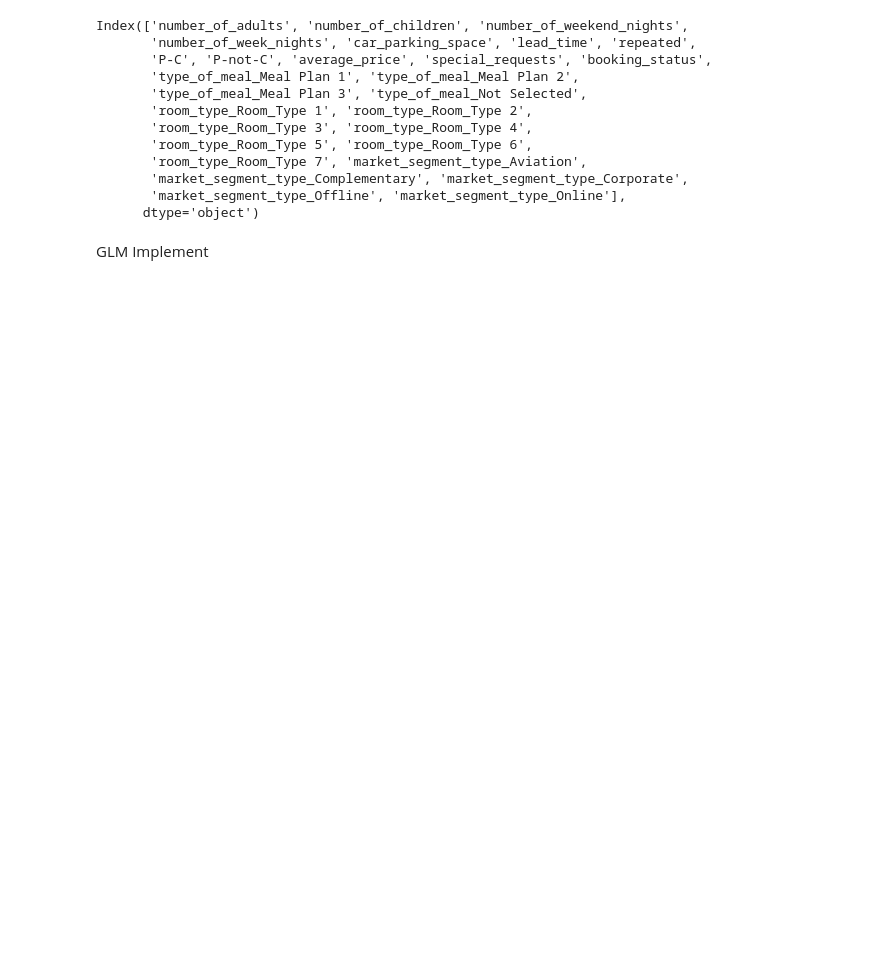
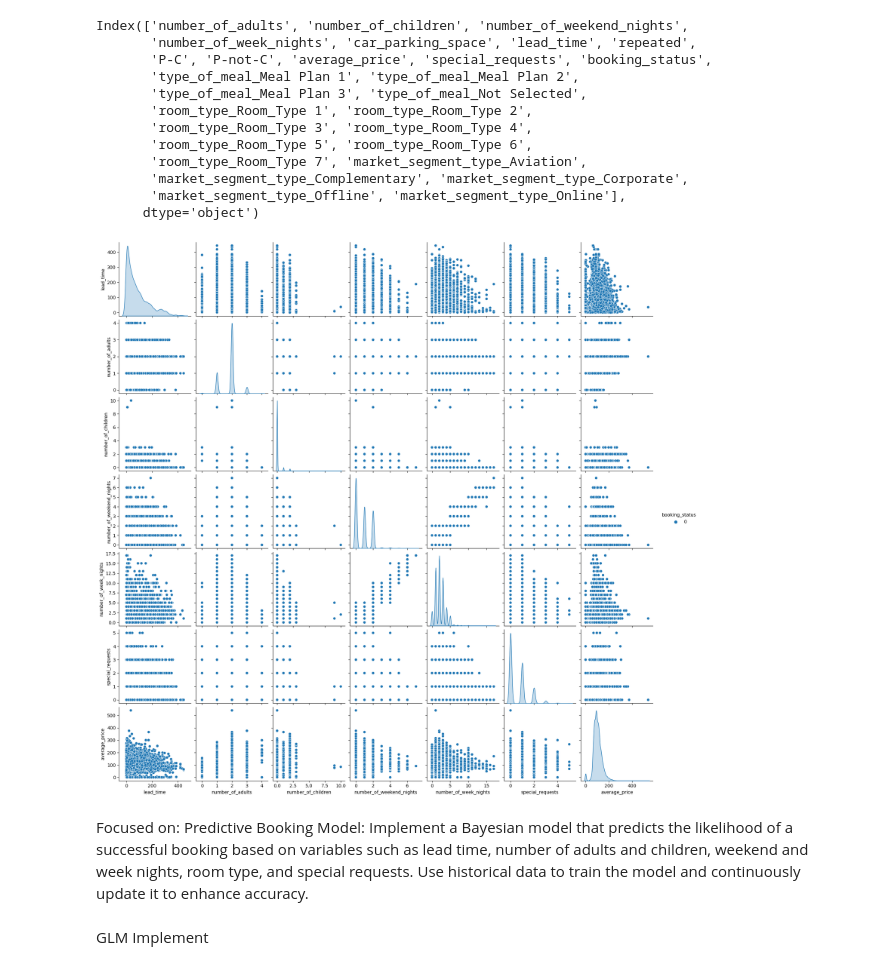
Before and after one commit to jishan900/Hotel-Booking-Cancellation-Prediction-Using-Bayesian-Modeling, a Jupyter notebook: Initial.ipynb, the cells around one changed output. Drawn from its saved outputs; the diff is of its cells as text; code cells hidden in the pictures; blank space fills up the shorter version.

```diff
--- a/Initial.ipynb
+++ b/Initial.ipynb
@@ -247,6 +239,21 @@ Index(['number_of_adults', 'number_of_children', 'number_of_weekend_nights',
        'market_segment_type_Complementary', 'market_segment_type_Corporate',
        'market_segment_type_Offline', 'market_segment_type_Online'],
       dtype='object')
+# %%
+selected_columns_1 = ['lead_time', 'number_of_adults',
+                     'number_of_children', 'number_of_weekend_nights',
+                     'number_of_week_nights', 'special_requests',
+                     'average_price', 'booking_status']
+selected_df = df[selected_columns_1]
+# %%
+# Example: Pairplot for selected variables
+sns.pairplot(selected_df, hue='booking_status', diag_kind='kde')
+plt.savefig('tft.png')
+plt.show()
+# %% [output]
+[figure, added]
+# %% [markdown]
+Focused on: Predictive Booking Model: Implement a Bayesian model that predicts the likelihood of a successful booking based on variables such as lead time, number of adults and children, weekend and week nights, room type, and special requests. Use historical data to train the model and continuously update it to enhance accuracy.
 # %% [markdown]
 GLM Implement
 # %%
```
Also changed, not shown: parts of 41 cells of this notebook.
